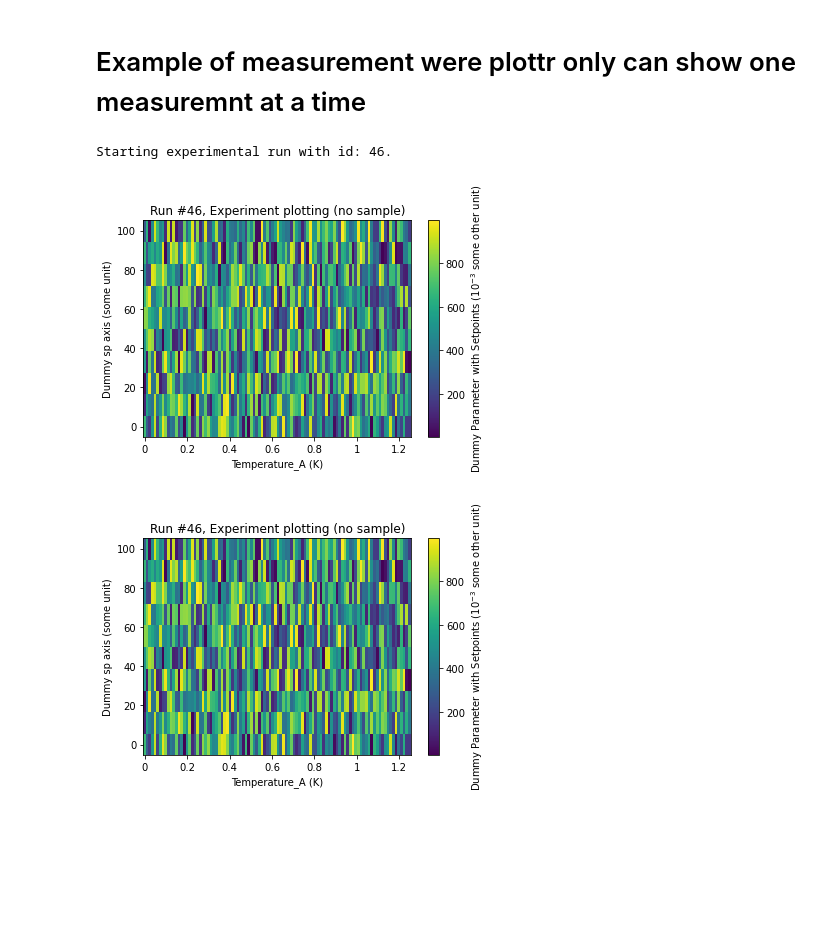
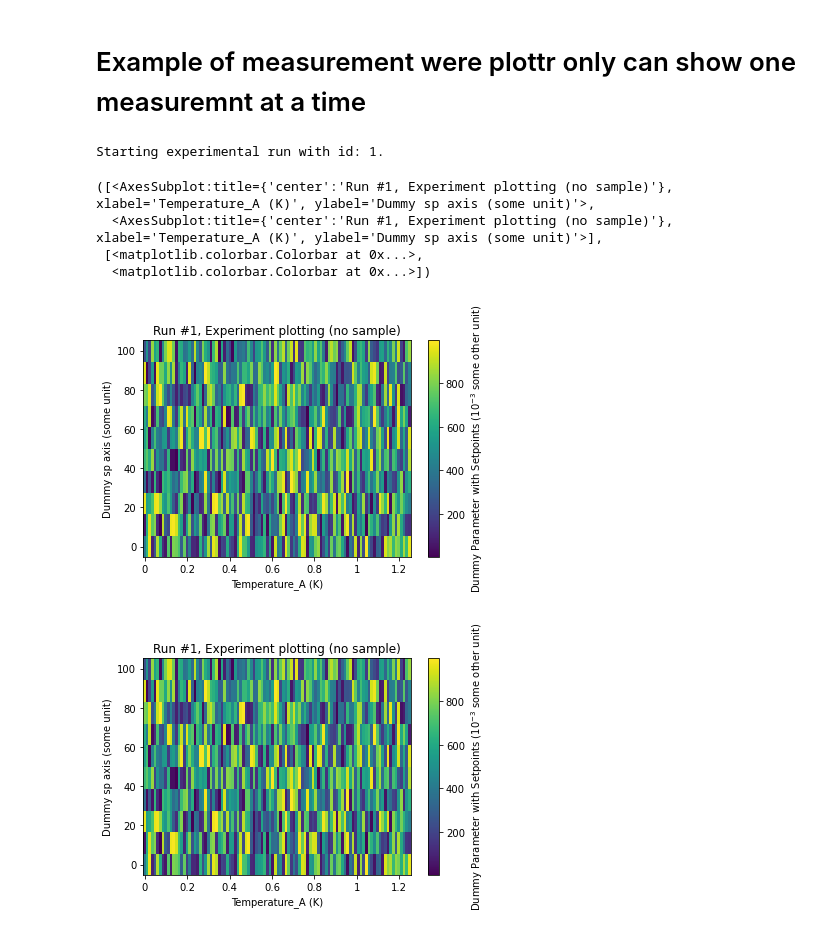
Before and after one commit to RasmusBC59/notebooks_tmp, a Jupyter notebook: plottr_only_show_one.ipynb, the cells around one changed output. Drawn from its saved outputs; the diff is of its cells as text; code cells hidden in the pictures; blank space fills up the shorter version.

Commit message:
plot_run_id -> plot_dataset

```diff
--- a/plottr_only_show_one.ipynb
+++ b/plottr_only_show_one.ipynb
@@ -32,21 +32,25 @@ ins_one.B.dummy_stop(100)
 # %%
 meas = Measurement()
 
 meas.register_parameter(ins_one.A.temperature)
 meas.register_parameter(ins_one.A.dummy_parameter_with_setpoints, setpoints=(ins_one.A.temperature,))
 meas.register_parameter(ins_one.B.dummy_parameter_with_setpoints, setpoints=(ins_one.A.temperature,))
 
 with meas.run() as datasaver:
     for temp in np.linspace(0, 1.25, 100):
         time.sleep(0.1)
         dummy = ins_one.A.dummy_parameter_with_setpoints.get()
         datasaver.add_result((ins_one.A.temperature, temp),
                              (ins_one.A.dummy_parameter_with_setpoints, dummy),(ins_one.B.dummy_parameter_with_setpoints, dummy))
 
-plot = plot_by_id(datasaver.run_id)
+plot_dataset(datasaver.dataset)
 # %% [output]
-Starting experimental run with id: 46.
+Starting experimental run with id: 1.
+([<AxesSubplot:title={'center':'Run #1, Experiment plotting (no sample)'}, xlabel='Temperature_A (K)', ylabel='Dummy sp axis (some unit)'>,
+  <AxesSubplot:title={'center':'Run #1, Experiment plotting (no sample)'}, xlabel='Temperature_A (K)', ylabel='Dummy sp axis (some unit)'>],
+ [<matplotlib.colorbar.Colorbar at 0x...>,
+  <matplotlib.colorbar.Colorbar at 0x...>])
-[figure, old version]
+[figure, new version]
-[figure, old version]
+[figure, new version]
 # %%
 Image('PlottrOnlyOne.png')
```
Also changed, not shown: parts of 2 cells of this notebook, 1 other file.
